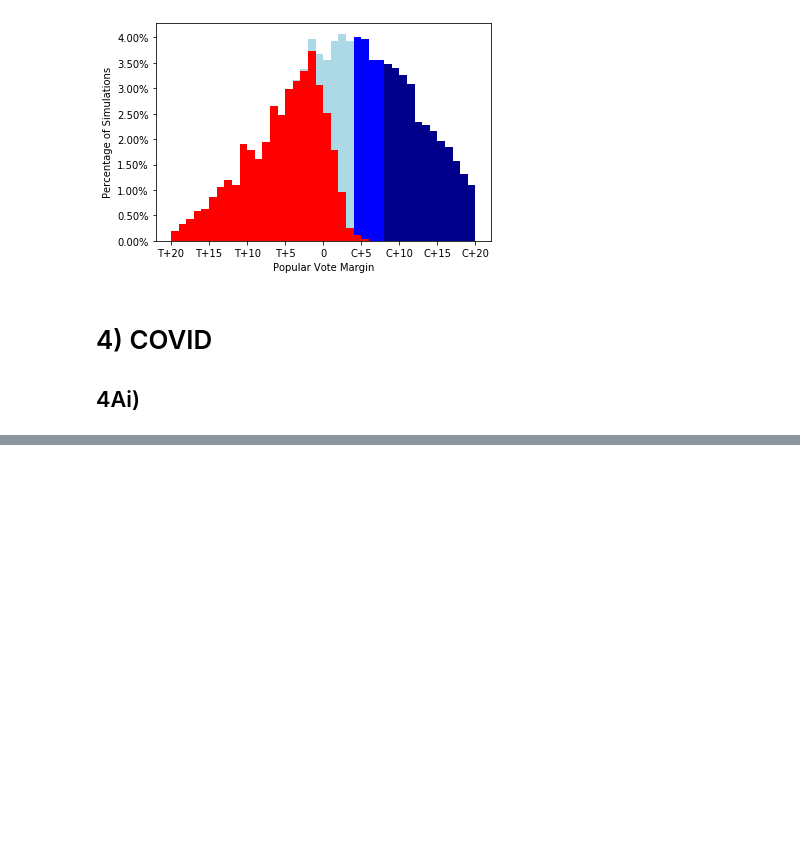
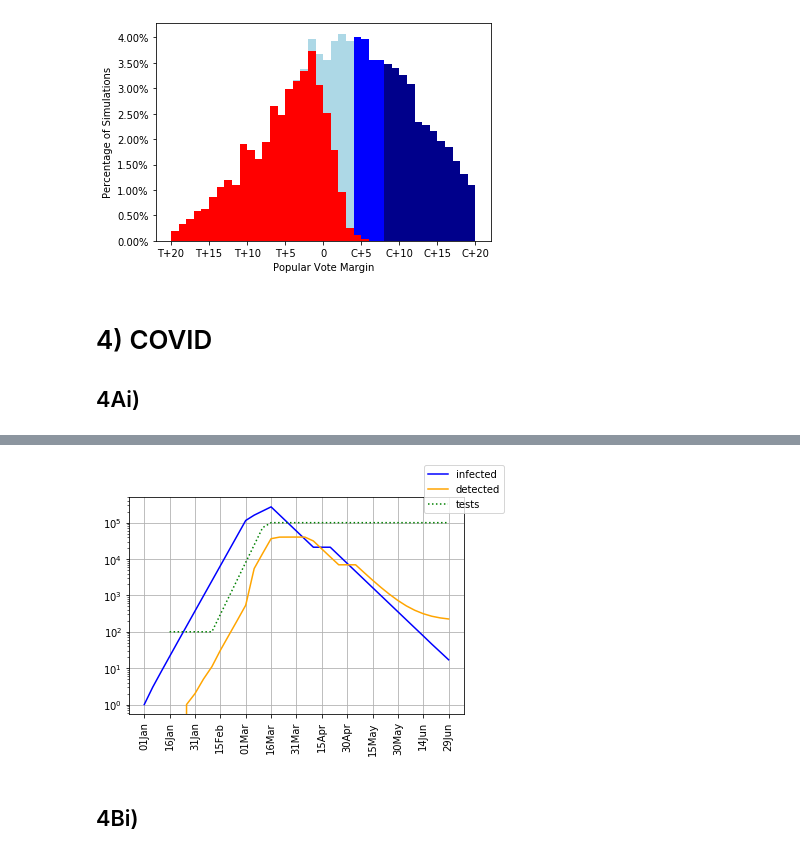
Before and after one commit to emtseng/sp20-info6010, a Jupyter notebook: s4.ipynb, the cells around one changed output, grey strips where cells are left out. Drawn from its saved outputs; the diff is of its cells as text; code cells hidden in the pictures; blank space fills up the shorter version.

```diff
--- a/s4.ipynb
+++ b/s4.ipynb
@@ -544,0 +700,7 @@ plot_epidemic_simulation(R1, tests1, test_likelihood)
+# %%
+infected_b, detected_b = simulate_4(Rb, tests1, params)
+plot_epidemic_simulation(infected_b, detected_b, tests1)
+# %% [output]
+[figure, added]
+# %% [markdown]
+## 4Bi)
```
Also changed, not shown: parts of 25 cells of this notebook.
